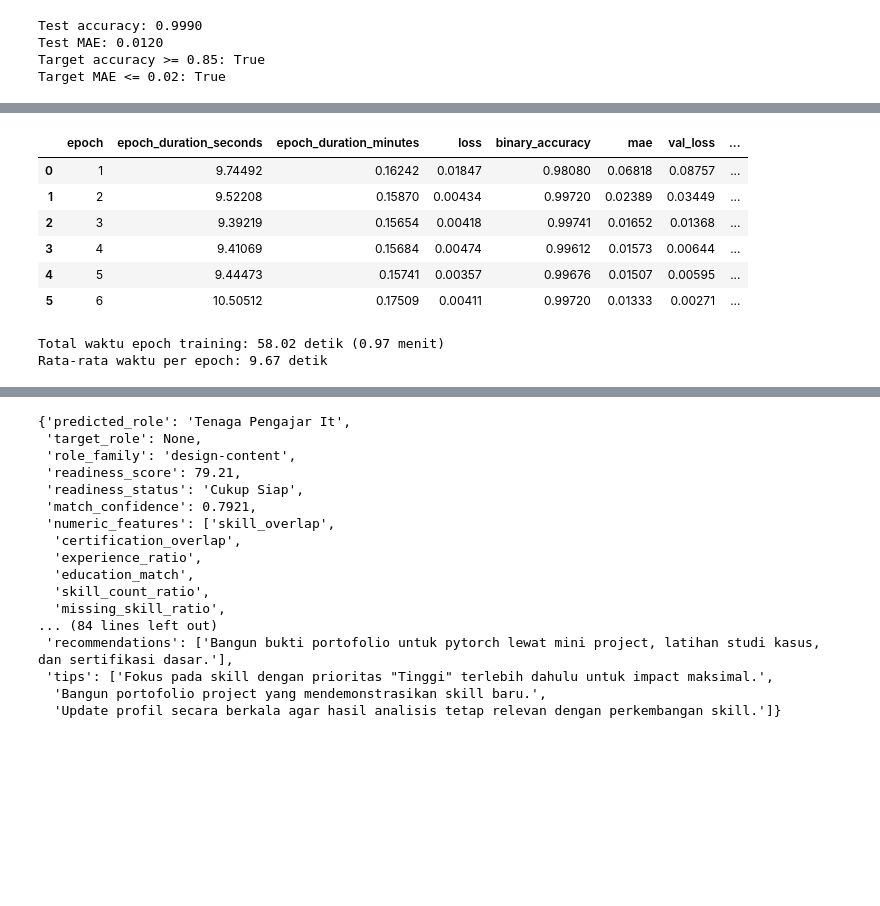
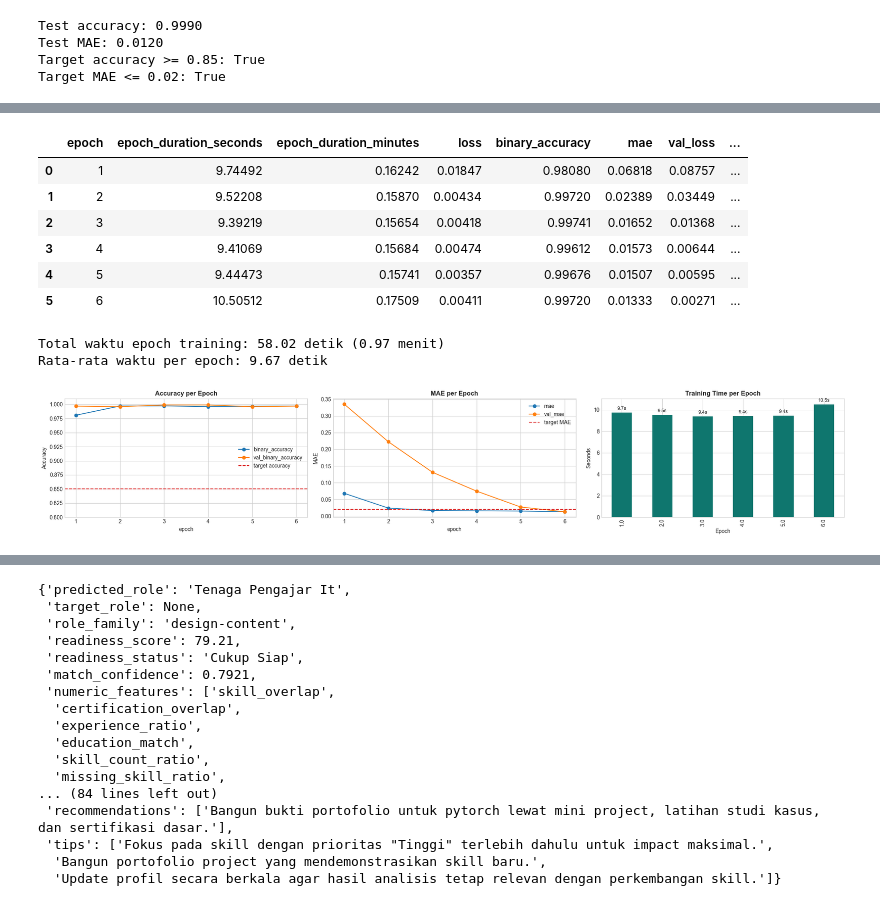
Before and after one commit to grantsam/CakapKarier-AI, a Jupyter notebook: AIEngine/notebooks/career_match_experiment.ipynb, the cells around one changed output, grey strips where cells are left out. Cells and saved outputs as stored; diff of their text form; code cells hidden in the pictures; blank space fills up the shorter version.

```diff
--- a/AIEngine/notebooks/career_match_experiment.ipynb
+++ b/AIEngine/notebooks/career_match_experiment.ipynb
@@ -678,33 +927,34 @@ try:
     axes[0].set_ylabel('Accuracy')
     axes[0].legend()
 
     history_df.plot(x='epoch', y=['mae', 'val_mae'], marker='o', ax=axes[1])
     axes[1].axhline(0.02, color='#dc2626', linestyle='--', label='target MAE')
     axes[1].set_title('MAE per Epoch')
     axes[1].set_ylabel('MAE')
     axes[1].legend()
 
     if 'epoch_duration_seconds' in history_df.columns:
         history_df.plot(x='epoch', y='epoch_duration_seconds', kind='bar', color='#0f766e', ax=axes[2], legend=False)
         axes[2].set_title('Training Time per Epoch')
         axes[2].set_ylabel('Seconds')
         axes[2].set_xlabel('Epoch')
         for container in axes[2].containers:
             axes[2].bar_label(container, fmt='%.1fs', padding=3, fontsize=9)
 
     plt.tight_layout()
-    plt.show()
+    show_figure(fig)
 except Exception as exc:
     print('Plot dilewati:', exc)
 # %% [output]
 |  | epoch | epoch_duration_seconds | epoch_duration_minutes | loss | binary_accuracy | mae | val_loss | ... |
 | 0 | 1 | 9.74492 | 0.16242 | 0.01847 | 0.98080 | 0.06818 | 0.08757 | ... |
 | 1 | 2 | 9.52208 | 0.15870 | 0.00434 | 0.99720 | 0.02389 | 0.03449 | ... |
 | 2 | 3 | 9.39219 | 0.15654 | 0.00418 | 0.99741 | 0.01652 | 0.01368 | ... |
 | 3 | 4 | 9.41069 | 0.15684 | 0.00474 | 0.99612 | 0.01573 | 0.00644 | ... |
 | 4 | 5 | 9.44473 | 0.15741 | 0.00357 | 0.99676 | 0.01507 | 0.00595 | ... |
 | 5 | 6 | 10.50512 | 0.17509 | 0.00411 | 0.99720 | 0.01333 | 0.00271 | ... |
 Total waktu epoch training: 58.02 detik (0.97 menit)
 Rata-rata waktu per epoch: 9.67 detik
+[figure, added]
 # %% [markdown]
 ## 7. Exported Artifacts
```
Also changed, not shown: parts of 22 cells of this notebook, 14 other files.
